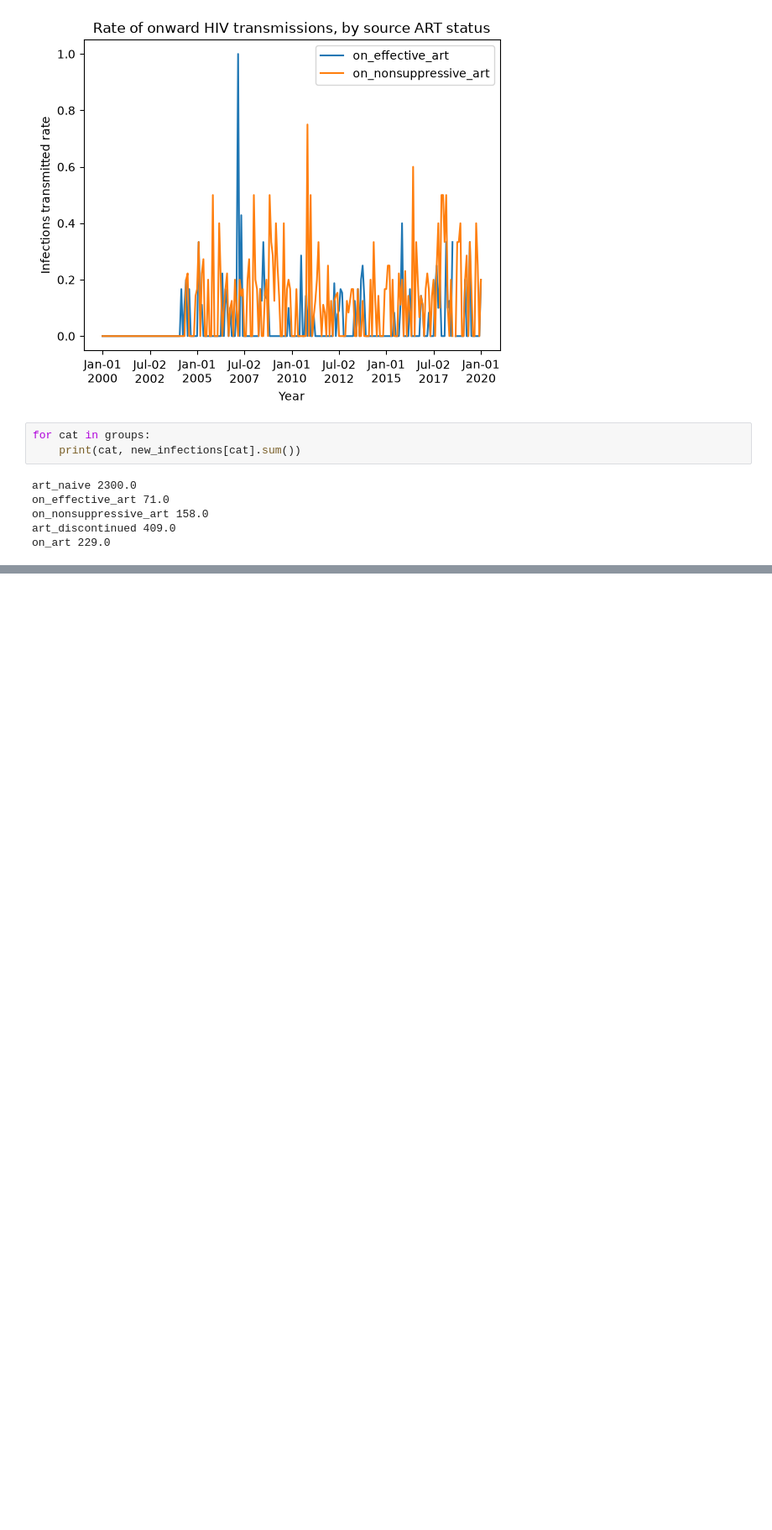
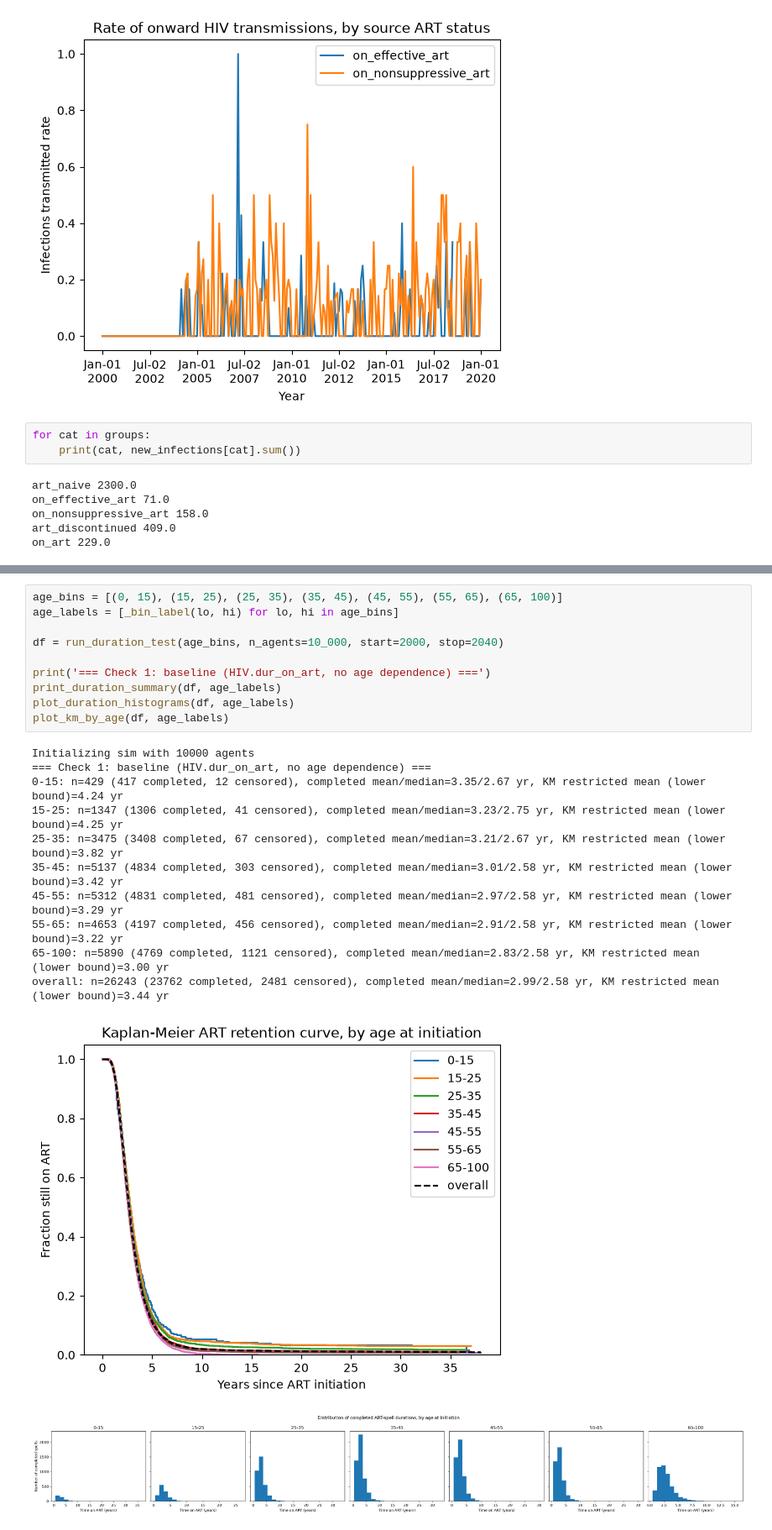
Before and after one commit to dtcitron/HIVSim_notes, a Jupyter notebook: Testing_new_ART_transmission_and_mortality.ipynb, the cells around one changed output, grey strips where cells are left out. Shown at 84% size. Cells and saved outputs as stored; diff of their text form; blank space fills up the shorter version.

```diff
--- a/Testing_new_ART_transmission_and_mortality.ipynb
+++ b/Testing_new_ART_transmission_and_mortality.ipynb
@@ -255,0 +817,23 @@ on_art 229.0
+# %%
+age_bins = [(0, 15), (15, 25), (25, 35), (35, 45), (45, 55), (55, 65), (65, 100)]
+age_labels = [_bin_label(lo, hi) for lo, hi in age_bins]
+
+df = run_duration_test(age_bins, n_agents=10_000, start=2000, stop=2040)
+
+print('=== Check 1: baseline (HIV.dur_on_art, no age dependence) ===')
+print_duration_summary(df, age_labels)
+plot_duration_histograms(df, age_labels)
+plot_km_by_age(df, age_labels)
+# %% [output]
+Initializing sim with 10000 agents
+=== Check 1: baseline (HIV.dur_on_art, no age dependence) ===
+0-15: n=429 (417 completed, 12 censored), completed mean/median=3.35/2.67 yr, KM restricted mean (lower bound)=4.24 yr
+15-25: n=1347 (1306 completed, 41 censored), completed mean/median=3.23/2.75 yr, KM restricted mean (lower bound)=4.25 yr
+25-35: n=3475 (3408 completed, 67 censored), completed mean/median=3.21/2.67 yr, KM restricted mean (lower bound)=3.82 yr
+35-45: n=5137 (4834 completed, 303 censored), completed mean/median=3.01/2.58 yr, KM restricted mean (lower bound)=3.42 yr
+45-55: n=5312 (4831 completed, 481 censored), completed mean/median=2.97/2.58 yr, KM restricted mean (lower bound)=3.29 yr
+55-65: n=4653 (4197 completed, 456 censored), completed mean/median=2.91/2.58 yr, KM restricted mean (lower bound)=3.22 yr
+65-100: n=5890 (4769 completed, 1121 censored), completed mean/median=2.83/2.58 yr, KM restricted mean (lower bound)=3.00 yr
+overall: n=26243 (23762 completed, 2481 censored), completed mean/median=2.99/2.58 yr, KM restricted mean (lower bound)=3.44 yr
+[figure, added]
+[figure, added]
```
Also changed, not shown: parts of 11 cells of this notebook, 3 other files.
